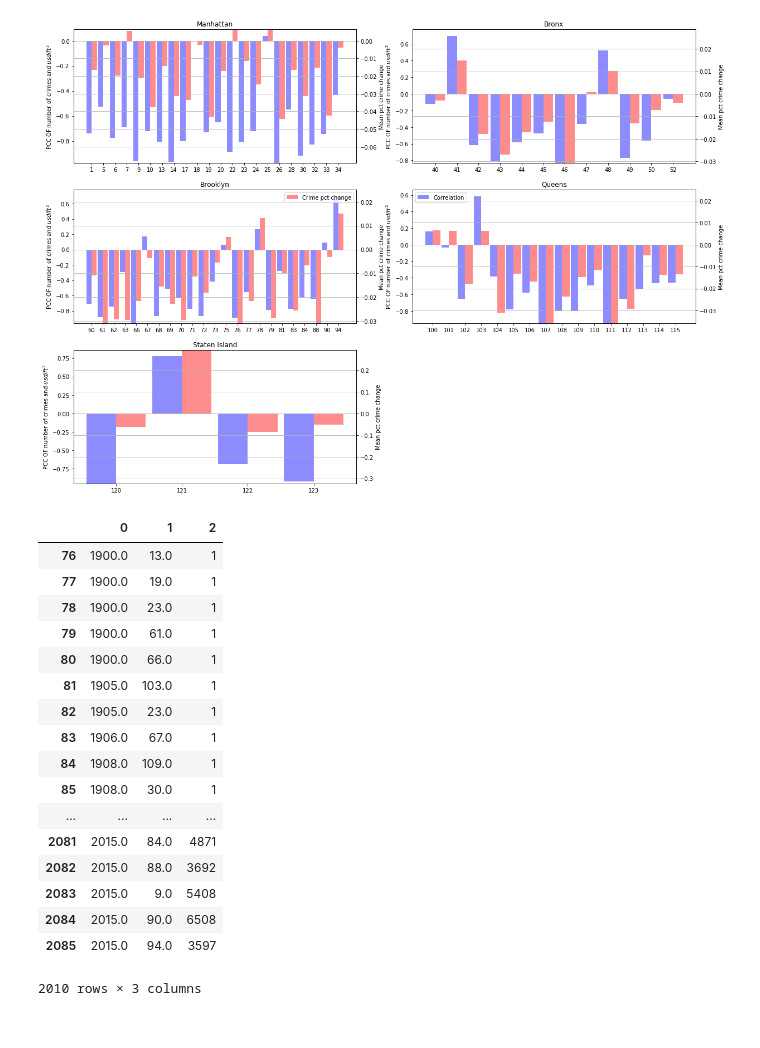
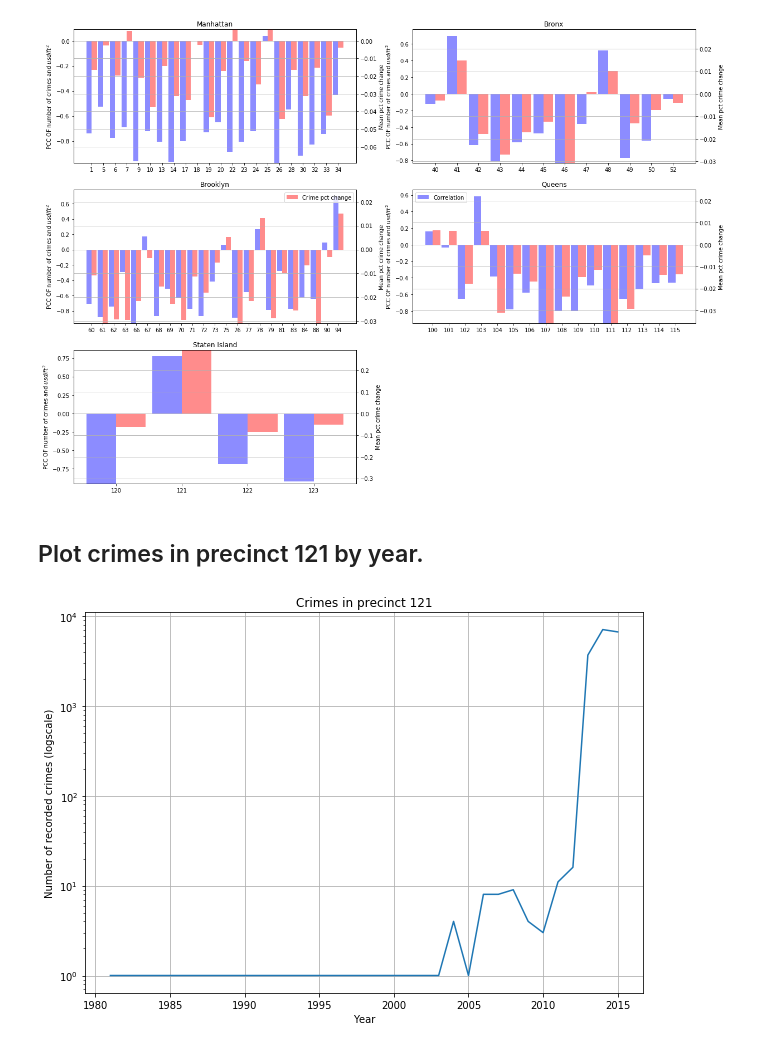
Before and after one commit to florielle/bigdataproject, a Jupyter notebook: Price-Crimes-Plots.ipynb, the cells around one changed output. Drawn from its saved outputs; the diff is of its cells as text; code cells hidden in the pictures.

Commit message:
Adding plot

```diff
--- a/Price-Crimes-Plots.ipynb
+++ b/Price-Crimes-Plots.ipynb
@@ -132,22 +123,16 @@ for p in vg.groups.keys():
-# %%
-value.index = value[0].map(str) +'-'+ value[1].map(str)
-crimes.index = crimes[0].map(int).map(str) +'-'+ crimes[1].map(int).map(str)
-# %% [output]
-|  | 0 | 1 | 2 |
-| 76 | 1900.0 | 13.0 | 1 |
-| 77 | 1900.0 | 19.0 | 1 |
-| 78 | 1900.0 | 23.0 | 1 |
-| 79 | 1900.0 | 61.0 | 1 |
-| 80 | 1900.0 | 66.0 | 1 |
-| 81 | 1905.0 | 103.0 | 1 |
-| 82 | 1905.0 | 23.0 | 1 |
-| 83 | 1906.0 | 67.0 | 1 |
-| 84 | 1908.0 | 109.0 | 1 |
-| 85 | 1908.0 | 30.0 | 1 |
-| ... | ... | ... | ... |
-| 2081 | 2015.0 | 84.0 | 4871 |
-| 2082 | 2015.0 | 88.0 | 3692 |
-| 2083 | 2015.0 | 9.0 | 5408 |
-| 2084 | 2015.0 | 90.0 | 6508 |
-| 2085 | 2015.0 | 94.0 | 3597 |
-2010 rows × 3 columns
+# %% [markdown]
+## Plot crimes in precinct 121 by year.
+# %%
+crimes = pd.read_csv('./data_visualization/data/by_precinct_year.out',
+                     sep='\t', header=None)
+# %%
+crimes121 = crimes[crimes[1] == 121]
+plt.subplots(figsize=(10,7))
+plt.plot(crimes121[0], crimes121[2])
+plt.title('Crimes in precinct 121')
+plt.xlabel('Year')
+plt.ylabel('Number of recorded crimes (logscale)')
+plt.grid()
+plt.yscale('log')
+# %% [output]
+[figure, added]
```
Also changed, not shown: parts of 3 cells of this notebook.
